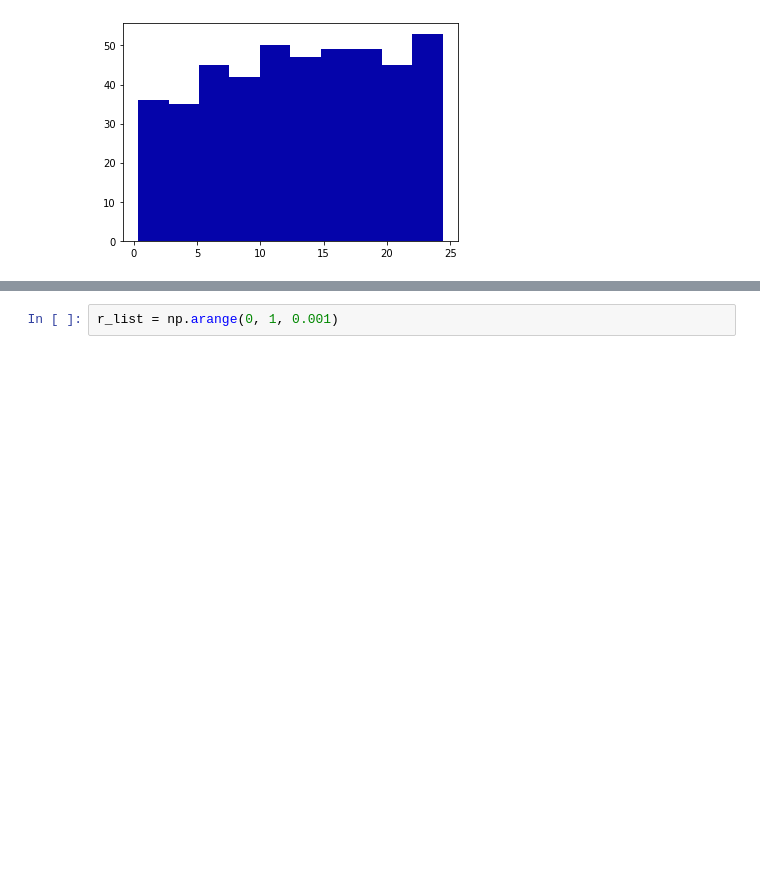
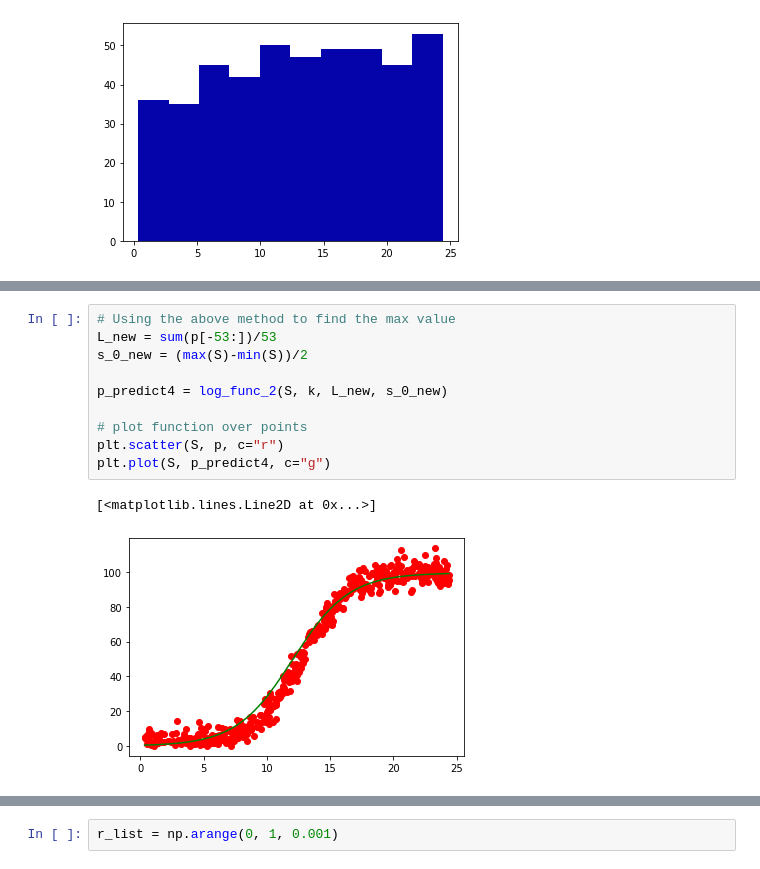
Before and after one commit to sean-meade/MLandStats-Project, a Jupyter notebook: trainedModel.ipynb, the cells around one changed output, grey strips where cells are left out. Saved outputs shown, nothing was run; the diff lists cells and outputs as text; blank space fills up the shorter version.

```diff
--- a/trainedModel.ipynb
+++ b/trainedModel.ipynb
@@ -174 +146,14 @@ plt.plot(S, P_s, c="b")
+# %%
+# Using the above method to find the max value
+L_new = sum(p[-53:])/53
+s_0_new = (max(S)-min(S))/2
+
+p_predict4 = log_func_2(S, k, L_new, s_0_new)
+
+# plot function over points
+plt.scatter(S, p, c="r")
+plt.plot(S, p_predict4, c="g")
+# %% [output]
+[<matplotlib.lines.Line2D at 0x...>]
+[figure, added]
 # %% [markdown]
```
Also changed, not shown: parts of 62 cells of this notebook, 2 other files.
